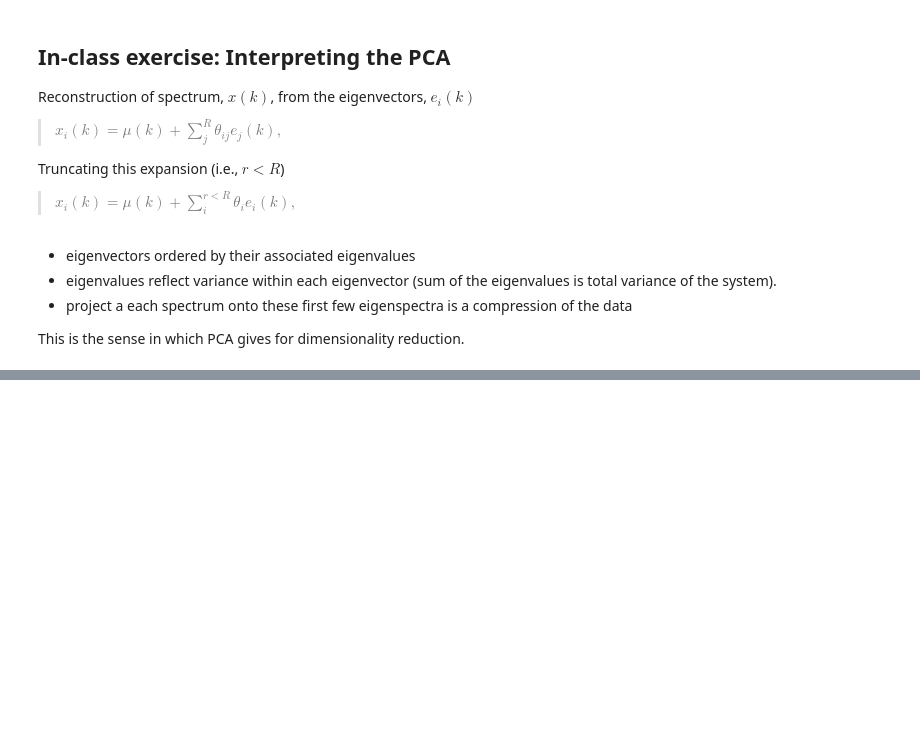
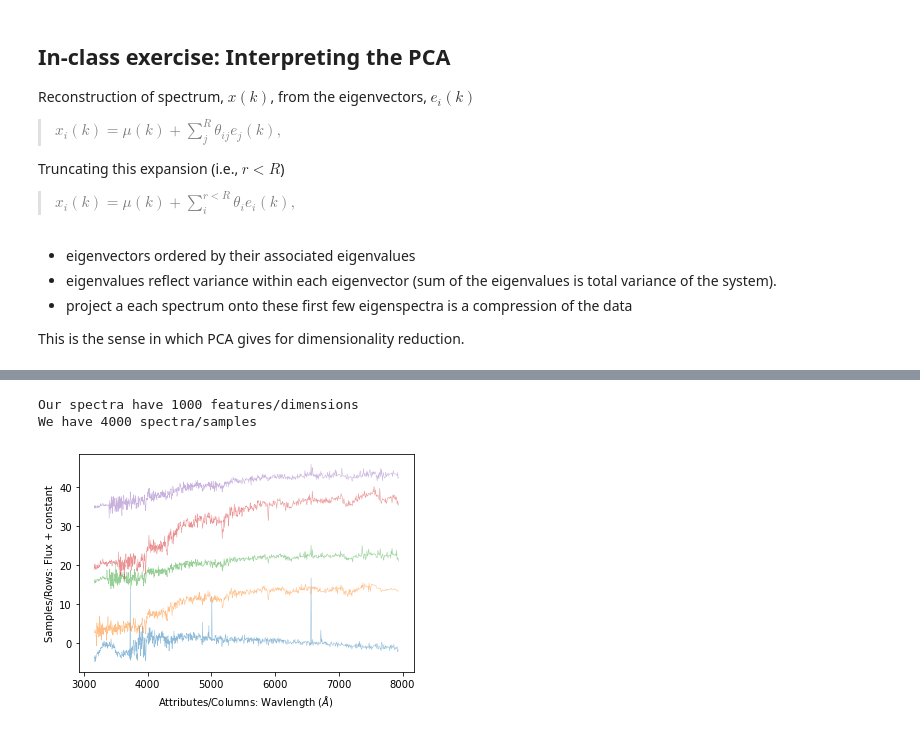
Before and after one commit to mcoughlin/ast8581_2025_Spring, a Jupyter notebook: lecture/12/lecture12.ipynb, the cells around one changed output, grey strips where cells are left out. Cells and saved outputs as stored; diff of their text form; code cells hidden in the pictures; blank space fills up the shorter version.

```diff
--- a/lecture/12/lecture12.ipynb
+++ b/lecture/12/lecture12.ipynb
@@ -705,0 +782,18 @@ plt.show()
+# %%
+# AND RUN THIS
+#------------------------------------------------------------
+# Download data
+data = sdss_corrected_spectra.fetch_sdss_corrected_spectra()
+spectra = sdss_corrected_spectra.reconstruct_spectra(data)
+wavelengths = sdss_corrected_spectra.compute_wavelengths(data)
+
+for i in range(5):
+    plt.plot(wavelengths, spectra[i] - spectra[i].mean() + 10*i, lw=0.5, alpha=0.5 )
+plt.xlabel('Attributes/Columns: Wavlength ($\AA$)')
+plt.ylabel('Samples/Rows: Flux + constant')
+print(f'Our spectra have {len(wavelengths)} features/dimensions')
+print(f'We have {len(spectra)} spectra/samples')
+# %% [output]
+Our spectra have 1000 features/dimensions
+We have 4000 spectra/samples
+[figure, added]
```
Also changed, not shown: parts of 37 cells of this notebook, 38 other files.
